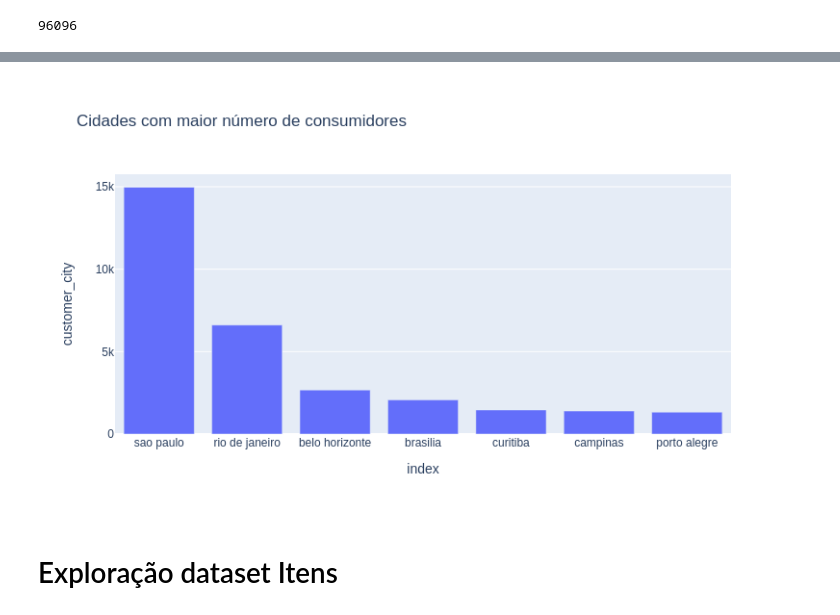
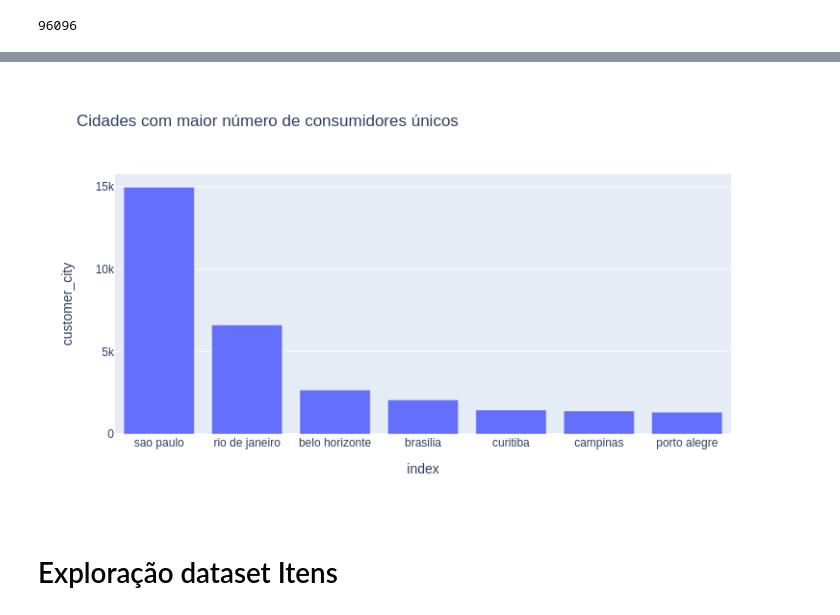
Before and after one commit to Lucas-Buk/Introducao-Ciencia-de-Dados, a Jupyter notebook: Aula_1_Exploração_Olist.ipynb, the cells around one changed output, grey strips where cells are left out. Drawn from its saved outputs; the diff is of its cells as text; code cells hidden in the pictures.

```diff
--- a/Aula_1_Exploração_Olist.ipynb
+++ b/Aula_1_Exploração_Olist.ipynb
@@ -50,6 +51,6 @@ print(f'Número de clientes diferentes: {len(df_clientes.customer_unique_id.uniq
 Número de clientes diferentes: 96096
 # %%
 # Total de clientes por cidade
-data = df_clientes.groupby('customer_unique_id').first()
-data.customer_city.value_counts()
+data = df_clientes.groupby('customer_unique_id').first().customer_city.value_counts().reset_index()
+data
 # %% [output]
@@ -70,2 +72,5 @@ data.customer_city.value_counts().sum()
 # %% [output]
 96096
+# %%
+data = data.head(7)
+data
@@ -72,10 +86,8 @@ data.customer_city.value_counts().sum()
 # %%
-data = data.customer_city.value_counts().head(7).reset_index()
-
-fig = px.bar(data, x='index', y='customer_city', title='Cidades com maior número de consumidores')
+fig = px.bar(data, x='index', y='customer_city', title='Cidades com maior número de consumidores únicos')
 gitly.show(fig)
 # %% [output]
-[figure, old version]
+[figure, new version]
 # %% [markdown]
 # Exploração dataset Itens
 # %%
```
Also changed, not shown: parts of 44 cells of this notebook.
